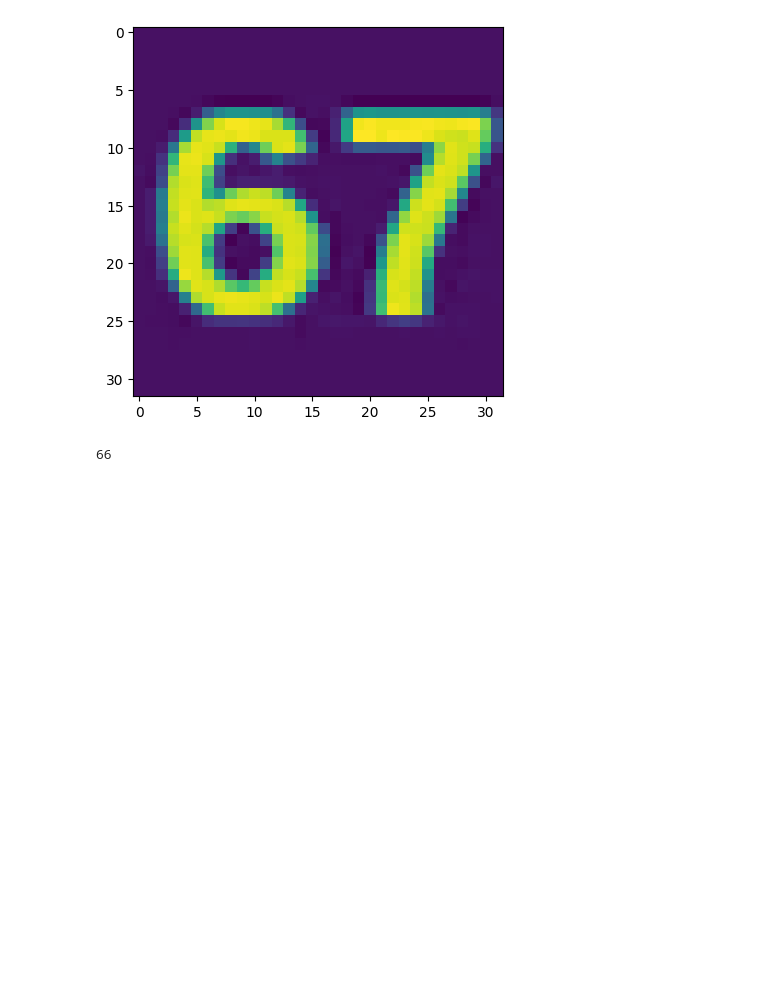
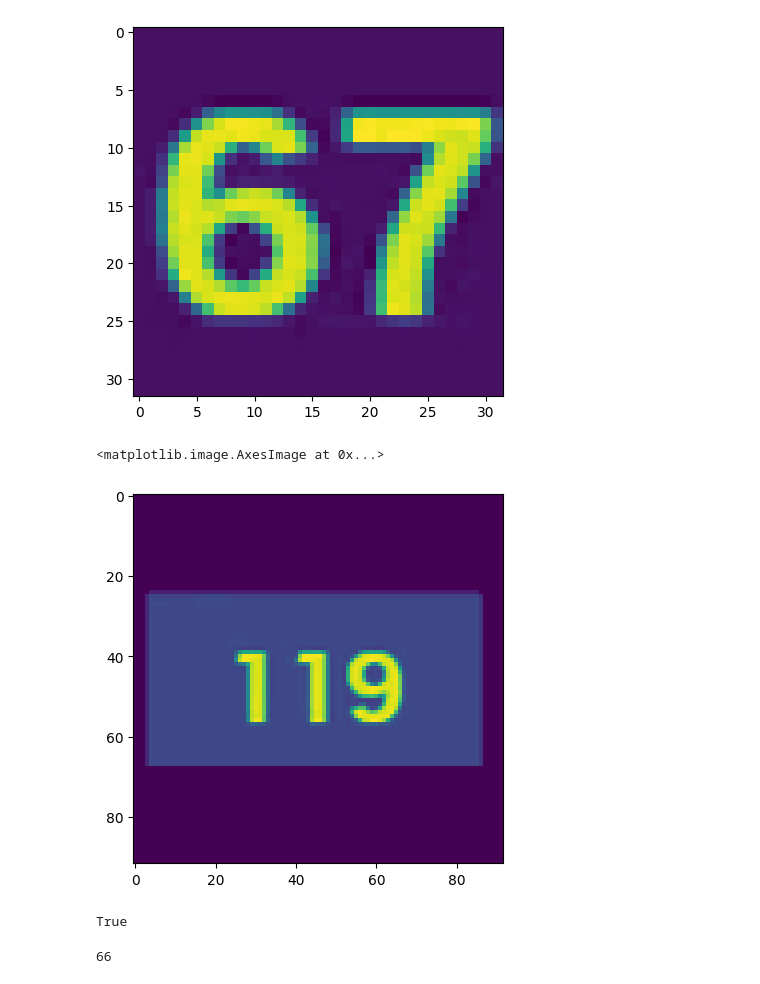
Before and after one commit to teleplayer123/image_classifier, a Jupyter notebook: test.ipynb, the cells around one changed output. Cells and saved outputs as stored; diff of their text form; code cells hidden in the pictures; blank space fills up the shorter version.

```diff
--- a/test.ipynb
+++ b/test.ipynb
@@ -135,3 +133,42 @@ def concat_imgs(img_path1, img_path2):
+# %%
+def zero_pad(img, shape=(92, 92)):
+    img_shape = np.shape(img)
+    if img_shape[0] > shape[0] or img_shape[1] > shape[1]:
+        raise ValueError("Shape to pad image to must be greater or equal to image original shape.")
+    x_size = shape[0] - img_shape[0]
+    x1 = x_size // 2
+    x2 = x_size // 2
+    xs = sum([img_shape[0], x1, x2])
+    assert xs == shape[0], "Not able to pad image into provided shape"
+    y_size = shape[1] - img_shape[1]
+    y1 = y_size // 2
+    y2 = y_size // 2
+    ys = sum([img_shape[1], y1, y2])
+    assert ys == shape[1], "Not able to pad image into provided shape"
+    padded_img = np.pad(img, ((x1, x2), (y1, y2)), mode="constant", constant_values=0)
+    return padded_img
+
+img_path = os.path.join(os.getcwd(), "datasets", "newer_images", "image8.png")
+img = cv2.imread(img_path, cv2.IMREAD_GRAYSCALE)
+padded_img = zero_pad(img)
+# %% [output]
+<matplotlib.image.AxesImage at 0x...>
+[figure, added]
+# %%
+def concat_2imgs(img_path1, img_path2):
+    img1 = cv2.imread(img_path1, cv2.IMREAD_GRAYSCALE)
+    img2 = cv2.imread(img_path2, cv2.IMREAD_GRAYSCALE)
+    new_img = cv2.hconcat([img1, img2])
+    return new_img
+
+path1 = os.path.join(os.getcwd(), "datasets", "integer_images", "image1_0.png")
+path2 = os.path.join(os.getcwd(), "datasets", "integer_images", "image3_0.png")
+img = concat_2imgs(path1, path2)
+padded_img = zero_pad(img)
+outpath = os.path.join(os.getcwd(), "newer_images", "image13_0.png")
+cv2.imwrite(outpath, padded_img)
+# %% [output]
+True
 # %%
 import os
 import cv2
```
Also changed, not shown: parts of 2 cells of this notebook, 2 other files.
